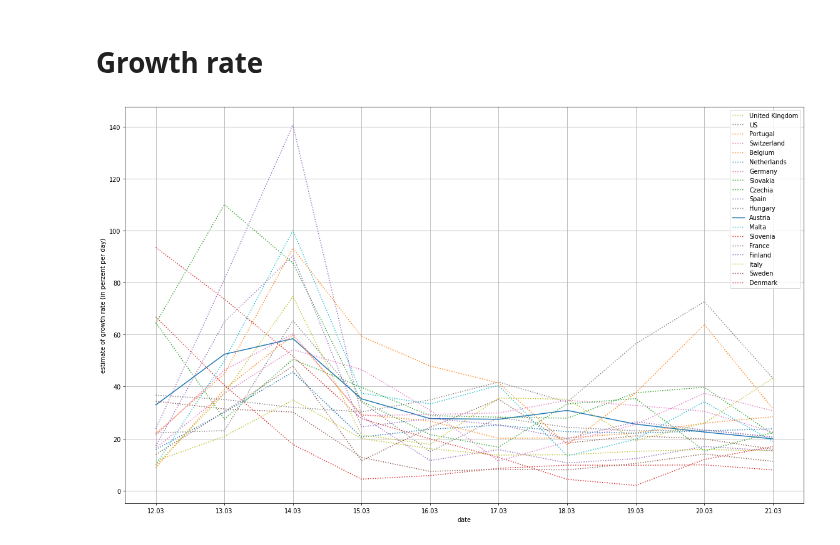
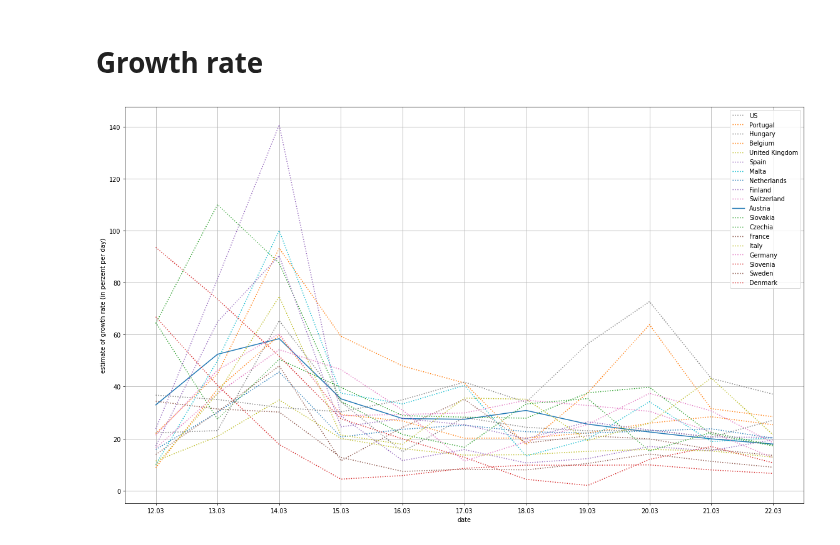
Before and after one commit to human-centered-ai-lab/app-covid-19-playground, a Jupyter notebook: covid_19_playground.ipynb, the cells around one changed output. Drawn from its saved outputs; the diff is of its cells as text; code cells hidden in the pictures.

```diff
--- a/covid_19_playground.ipynb
+++ b/covid_19_playground.ipynb
@@ -59,12 +59,13 @@ COUNTRIES OF INTEREST WITH POPULATION
 width_in_inches = 20
 height_in_inches = 12
 dots_per_inch = 70
+
 plt.figure( figsize=(width_in_inches, height_in_inches), dpi=dots_per_inch)
 
 #countriesOfInterest = ['Austria', 'Czechia', 'Germany', 'Italy', 'US', 'United Kingdom', 'Denmark' ]
 
 start_date = date(2020, 3, 8)
-end_date   = date(2020, 3, 22)
+end_date   = date(2020, 3, 23)
 
 datesToInspect = []
 x_axis_data = [];
@@ -115,7 +116,7 @@ deltaInDays = 2
 #countriesOfInterest = ['Austria',  'Czechia', 'Germany', 'Italy', 'US', 'Denmark']
 
 start_date = date(2020, 3, 10)
-end_date   = date(2020, 3, 22)
+end_date   = date(2020, 3, 23)
 datesToInspect = []
 
 x_axis_data = [];
@@ -142,31 +143,31 @@ for c in countriesOfInterest:
       if daydata['date'] == datastring:
           cc1 = daydata['confirmed']
     datastring = datesToInspect[dataindex+deltaInDays]
     for daydata in datafromonecontry:
       if daydata['date'] == datastring:
           cc2 = daydata['confirmed']
     if cc2 == 0:
       v = 0
     else:
       v = 100 * (cc2-cc1) / cc1  / deltaInDays
     numberToOrder[i] = v
     y_axis_data.append(v)
 
   ls = 'solid' if c == 'Austria' else 'dotted'
   lines, = plt.plot(x_axis_data[deltaInDays:],  y_axis_data, label=c, linestyle=ls)
   labels.append (c)
   plt.legend()
   i = i + 1
 
 LabelOrdering = []
 for e in sorted(numberToOrder.items(), key=lambda x: x[1], reverse=True):
   LabelOrdering.append (e[0])
 
 plt.xlabel("date")
 plt.ylabel("estimate of growth rate (in perzent per day)")
 plt.grid(True)
 handles, labels = plt.gca().get_legend_handles_labels()
 plt.legend([handles[idx] for idx in LabelOrdering],[labels[idx] for idx in LabelOrdering])
 plt.show()
 # %% [output]
-[figure, old version]
+[figure, new version]
```
Also changed, not shown: parts of 2 cells of this notebook.
